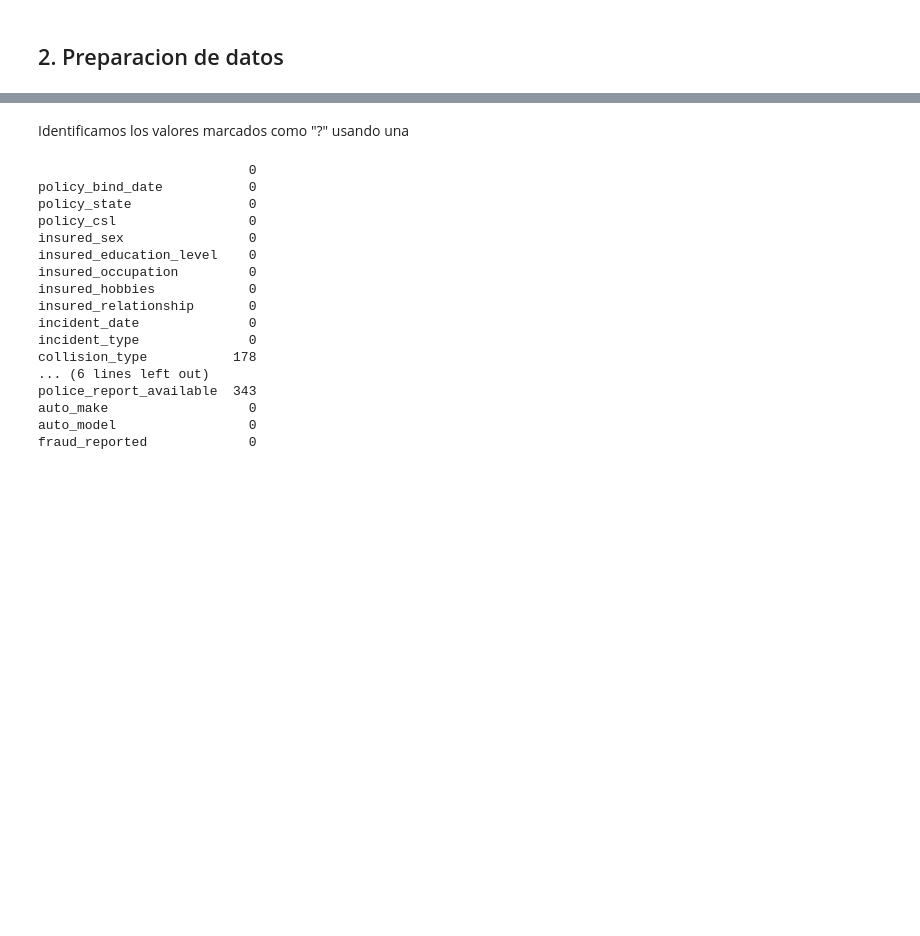
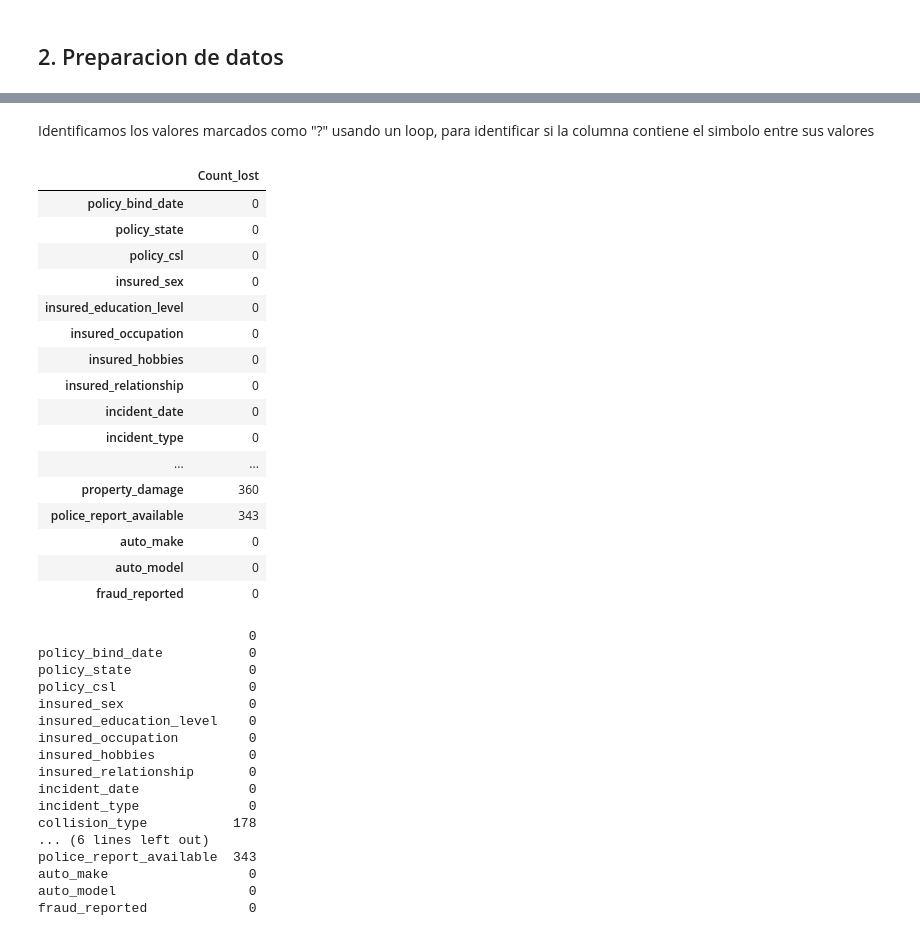
Before and after one commit to JhonHarry/Proyecto_TFM_UOC, a Jupyter notebook: code/insurance test models JHLG.ipynb, the cells around one changed output, grey strips where cells are left out. Saved outputs shown, nothing was run; the diff lists cells and outputs as text; code cells hidden in the pictures; blank space fills up the shorter version.

```diff
--- a/code/insurance test models JHLG.ipynb
+++ b/code/insurance test models JHLG.ipynb
@@ -174,3 +188,45 @@ drop_missing(df)
 # %% [markdown]
-Identificamos los valores marcados como "?" usando una
+Identificamos los valores marcados como "?" usando un loop, para identificar si la columna contiene el simbolo entre sus valores
+# %%
+def quotation_values(df):
+    """retorna columnas y el conteo
+        con valores '?'
+
+    Args:
+        df (_type_): argumento de entrada es
+        un dataframe
+
+    Returns:
+        dataframe con los campos y la suma de records
+        con '?'
+    """
+
+    perdidosList = {}
+    for col in list(df.columns):
+        if (df[col]).dtype == object:
+            quotation = np.sum(df[col] == '?')
+            perdidosList[col] = quotation
+    perdidos = pd.DataFrame.from_dict(perdidosList, orient = 'index')
+    perdidos.columns =['Count_lost']
+    return (perdidos)
+
+quotation_values(df)
+# %% [output]
+|  | Count_lost |
+| policy_bind_date | 0 |
+| policy_state | 0 |
+| policy_csl | 0 |
+| insured_sex | 0 |
+| insured_education_level | 0 |
+| insured_occupation | 0 |
+| insured_hobbies | 0 |
+| insured_relationship | 0 |
+| incident_date | 0 |
+| incident_type | 0 |
+| ... | ... |
+| property_damage | 360 |
+| police_report_available | 343 |
+| auto_make | 0 |
+| auto_model | 0 |
+| fraud_reported | 0 |
 # %%
```
Also changed, not shown: parts of 6 cells of this notebook.
